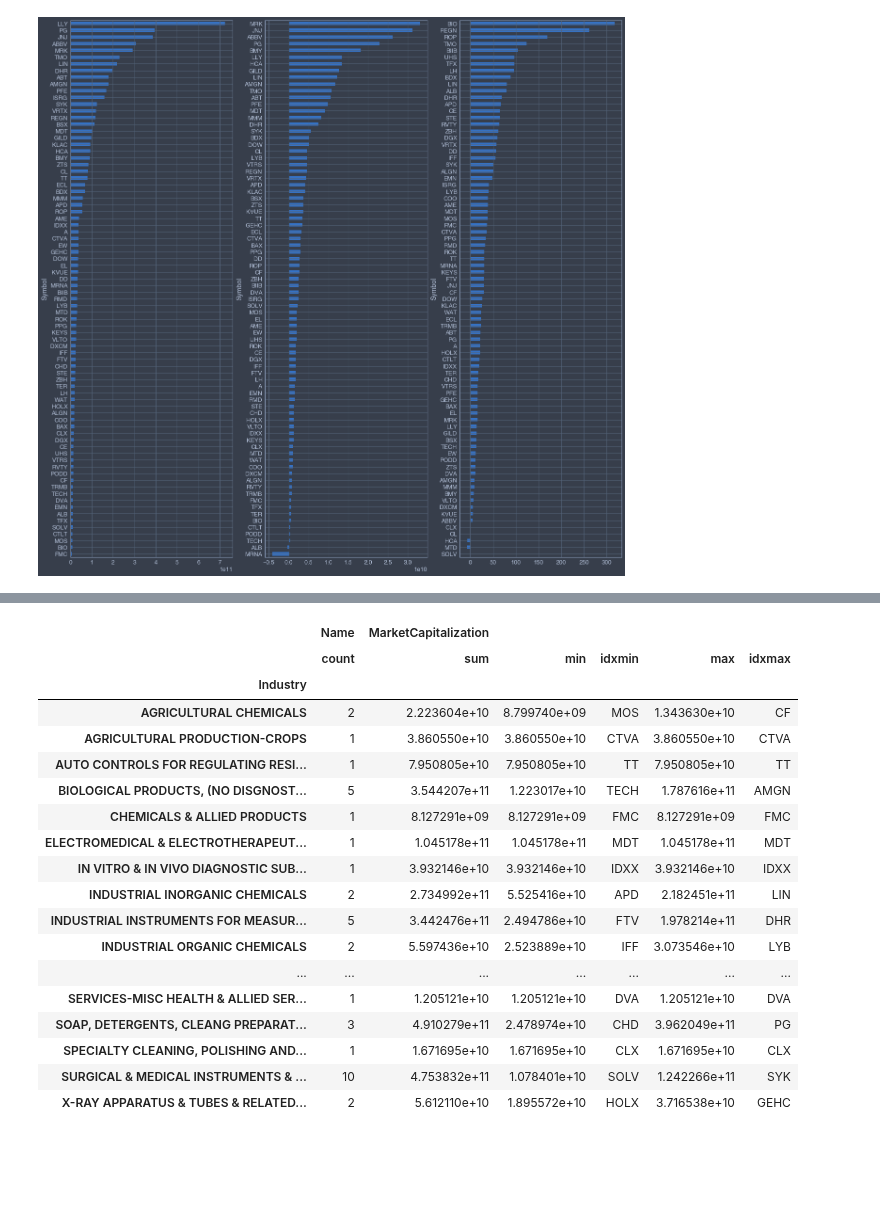
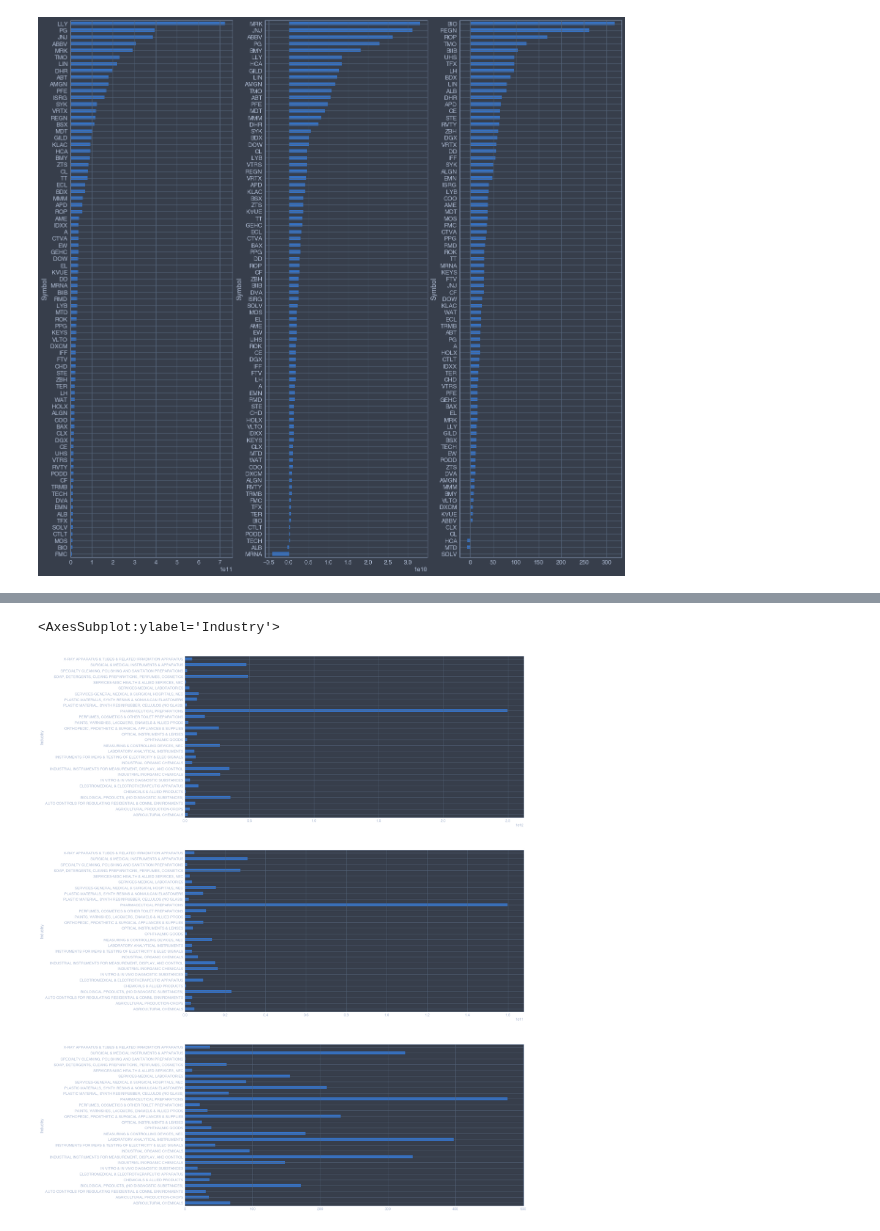
Before and after one commit to fadeeva/stock_market_research, a Jupyter notebook: Portfolio/Search_Review/Sectors_Review.ipynb, the cells around one changed output, grey strips where cells are left out. Saved outputs shown, nothing was run; the diff lists cells and outputs as text; code cells hidden in the pictures; blank space fills up the shorter version.

Commit message:
capital

```diff
--- a/Portfolio/Search_Review/Sectors_Review.ipynb
+++ b/Portfolio/Search_Review/Sectors_Review.ipynb
@@ -162,27 +188,19 @@ results
 # %%
-lf.groupby('Industry').agg({'Name': 'count',
-                            'MarketCapitalization': ['sum', 'min', 'idxmin', 'max', 'idxmax'],
-                           })
+ind_cap = lf.groupby('Industry').agg({'Name': 'count',
+                                      'MarketCapitalization': ['sum', 'min', 'idxmin', 'max', 'idxmax'],
+                                      'EBITDA': ['sum', 'min', 'idxmin', 'max', 'idxmax'],
+                                      'BookValue': ['sum', 'min', 'idxmin', 'max', 'idxmax'],
+                                     })
-# %% [output]
-|  | Name | MarketCapitalization |  |  |  |  |
-|  | count | sum | min | idxmin | max | idxmax |
-| Industry |  |  |  |  |  |  |
-| AGRICULTURAL CHEMICALS | 2 | 2.223604e+10 | 8.799740e+09 | MOS | 1.343630e+10 | CF |
-| AGRICULTURAL PRODUCTION-CROPS | 1 | 3.860550e+10 | 3.860550e+10 | CTVA | 3.860550e+10 | CTVA |
-| AUTO CONTROLS FOR REGULATING RESI... | 1 | 7.950805e+10 | 7.950805e+10 | TT | 7.950805e+10 | TT |
-| BIOLOGICAL PRODUCTS, (NO DISGNOST... | 5 | 3.544207e+11 | 1.223017e+10 | TECH | 1.787616e+11 | AMGN |
-| CHEMICALS & ALLIED PRODUCTS | 1 | 8.127291e+09 | 8.127291e+09 | FMC | 8.127291e+09 | FMC |
-| ELECTROMEDICAL & ELECTROTHERAPEUT... | 1 | 1.045178e+11 | 1.045178e+11 | MDT | 1.045178e+11 | MDT |
-| IN VITRO & IN VIVO DIAGNOSTIC SUB... | 1 | 3.932146e+10 | 3.932146e+10 | IDXX | 3.932146e+10 | IDXX |
-| INDUSTRIAL INORGANIC CHEMICALS | 2 | 2.734992e+11 | 5.525416e+10 | APD | 2.182451e+11 | LIN |
-| INDUSTRIAL INSTRUMENTS FOR MEASUR... | 5 | 3.442476e+11 | 2.494786e+10 | FTV | 1.978214e+11 | DHR |
-| INDUSTRIAL ORGANIC CHEMICALS | 2 | 5.597436e+10 | 2.523889e+10 | IFF | 3.073546e+10 | LYB |
-| ... | ... | ... | ... | ... | ... | ... |
-| SERVICES-MISC HEALTH & ALLIED SER... | 1 | 1.205121e+10 | 1.205121e+10 | DVA | 1.205121e+10 | DVA |
-| SOAP, DETERGENTS, CLEANG PREPARAT... | 3 | 4.910279e+11 | 2.478974e+10 | CHD | 3.962049e+11 | PG |
-| SPECIALTY CLEANING, POLISHING AND... | 1 | 1.671695e+10 | 1.671695e+10 | CLX | 1.671695e+10 | CLX |
-| SURGICAL & MEDICAL INSTRUMENTS & ... | 10 | 4.753832e+11 | 1.078401e+10 | SOLV | 1.242266e+11 | SYK |
-| X-RAY APPARATUS & TUBES & RELATED... | 2 | 5.612110e+10 | 1.895572e+10 | HOLX | 3.716538e+10 | GEHC |
+# %%
+fig, axs = plt.subplots(3, 1, figsize=(21, 35))
+
+# need to scalling
+ind_cap['MarketCapitalization']['sum'].plot(kind='barh', ax=axs[0])
+ind_cap['EBITDA']['sum'].plot(kind='barh', ax=axs[1])
+ind_cap['BookValue']['sum'].plot(kind='barh', ax=axs[2])
+# %% [output]
+<AxesSubplot:ylabel='Industry'>
+[figure, added]
 # %%
 summ = lf.groupby('Industry').agg({'Name': 'count',
                             'MarketCapitalization': ['sum', 'min', 'idxmin', 'max', 'idxmax'],
```
Also changed, not shown: parts of 5 cells of this notebook.
